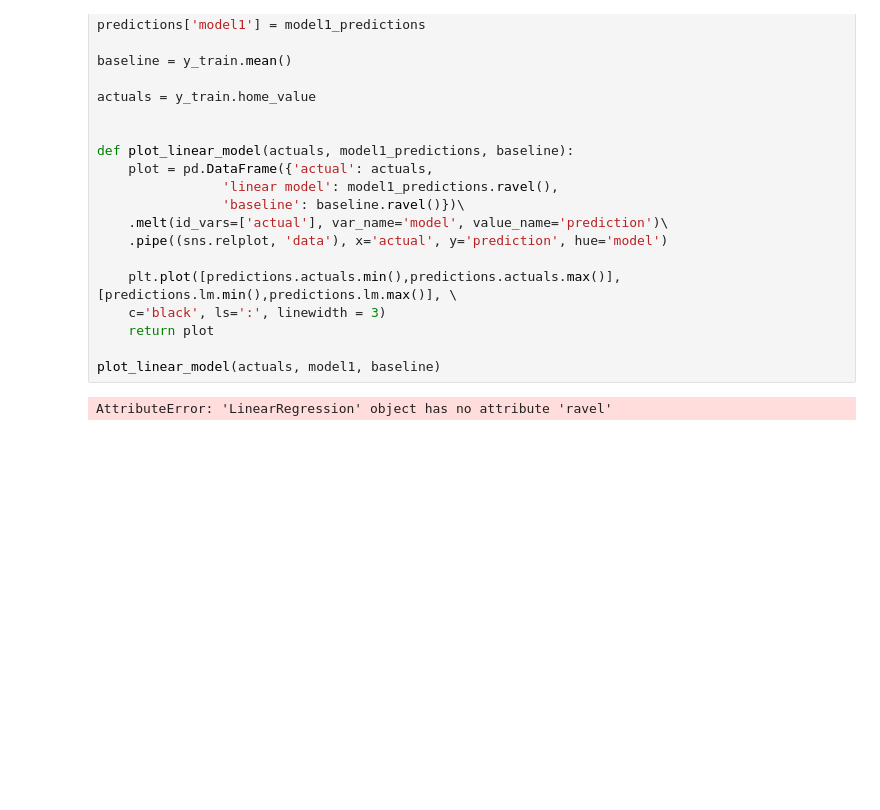
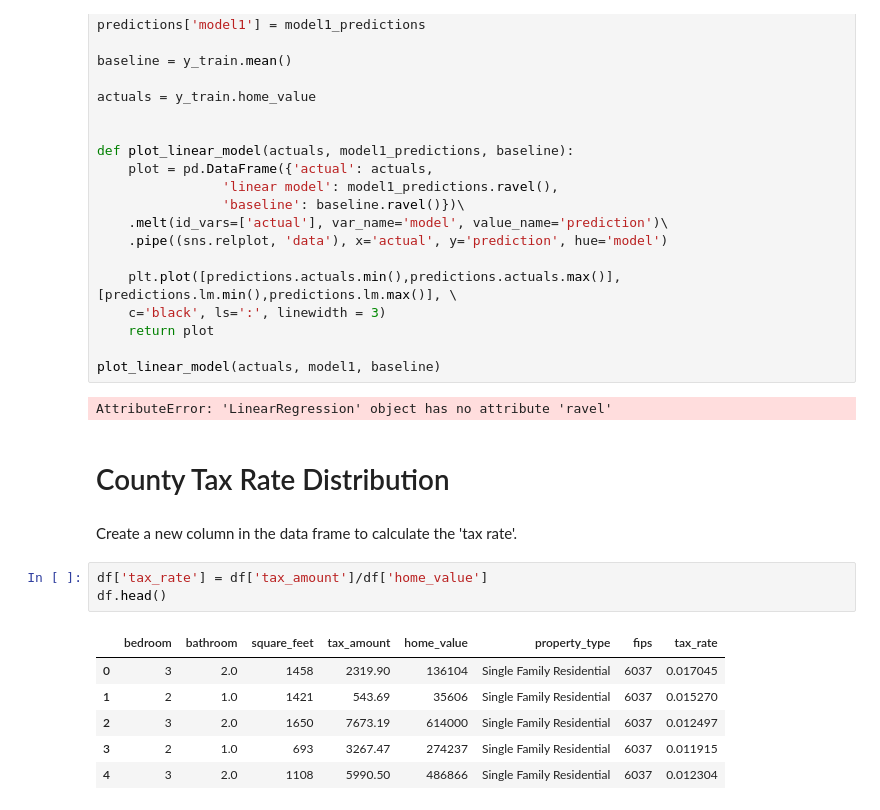
Before and after one commit to cari-holmes/zillow-project, a Jupyter notebook: zillow_mvp.ipynb, the cells around one changed output. Saved outputs shown, nothing was run; the diff lists cells and outputs as text; blank space fills up the shorter version.

```diff
--- a/zillow_mvp.ipynb
+++ b/zillow_mvp.ipynb
@@ -259,3 +259,17 @@ def plot_linear_model(actuals, model1_predictions, baseline):
 plot_linear_model(actuals, model1, baseline)
 # %% [output]
 AttributeError: 'LinearRegression' object has no attribute 'ravel'
+# %% [markdown]
+# County Tax Rate Distribution
+# %% [markdown]
+Create a new column in the data frame to calculate the 'tax rate'.
+# %%
+df['tax_rate'] = df['tax_amount']/df['home_value']
+df.head()
+# %% [output]
+|  | bedroom | bathroom | square_feet | tax_amount | home_value | property_type | fips | tax_rate |
+| 0 | 3 | 2.0 | 1458 | 2319.90 | 136104 | Single Family Residential | 6037 | 0.017045 |
+| 1 | 2 | 1.0 | 1421 | 543.69 | 35606 | Single Family Residential | 6037 | 0.015270 |
+| 2 | 3 | 2.0 | 1650 | 7673.19 | 614000 | Single Family Residential | 6037 | 0.012497 |
+| 3 | 2 | 1.0 | 693 | 3267.47 | 274237 | Single Family Residential | 6037 | 0.011915 |
+| 4 | 3 | 2.0 | 1108 | 5990.50 | 486866 | Single Family Residential | 6037 | 0.012304 |
```
Also changed, not shown: parts of 5 cells of this notebook.
